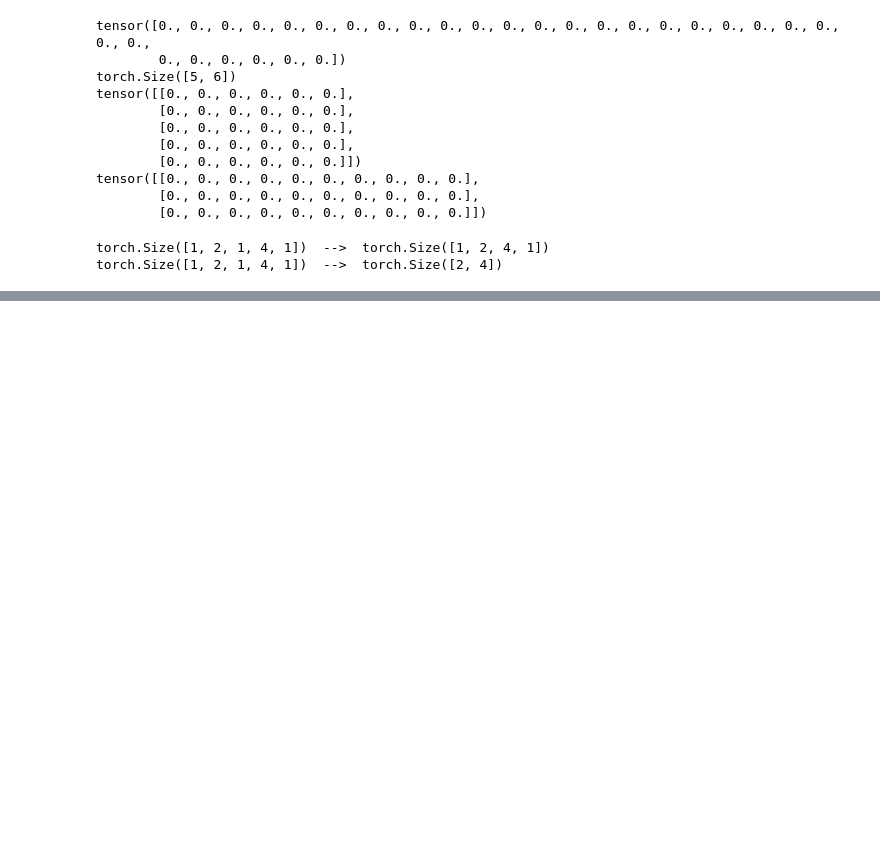
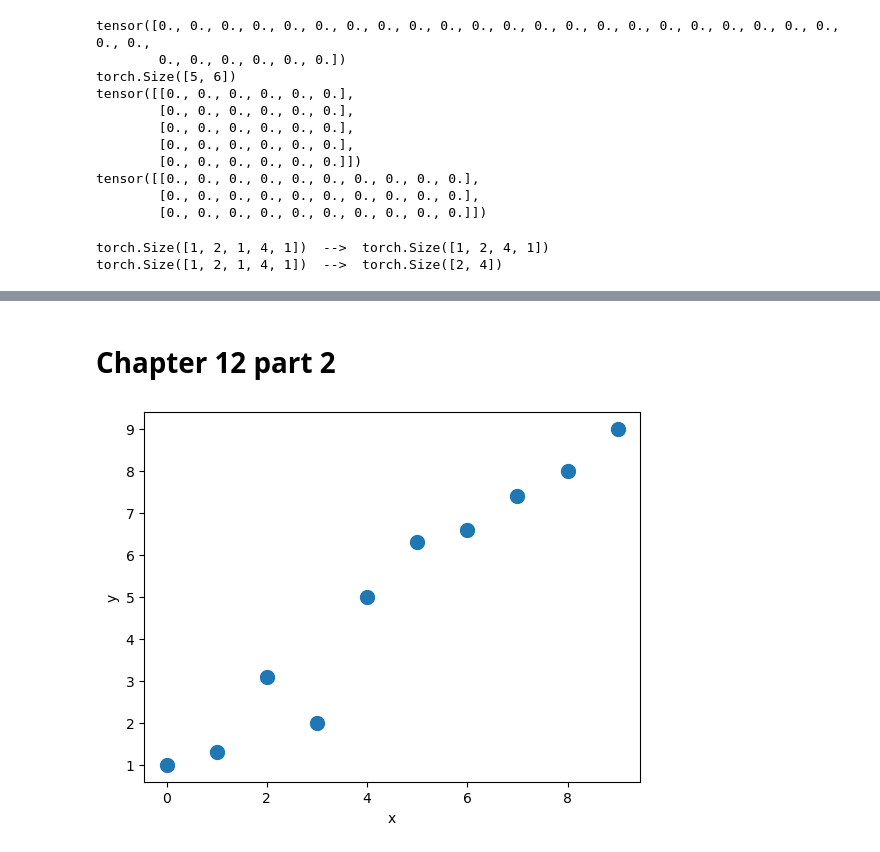
Before and after one commit to lwilsen/IEX_Training, a Jupyter notebook: Titanic/neural_networks.ipynb, the cells around one changed output, grey strips where cells are left out. Drawn from its saved outputs; the diff is of its cells as text; code cells hidden in the pictures; blank space fills up the shorter version.

```diff
--- a/Titanic/neural_networks.ipynb
+++ b/Titanic/neural_networks.ipynb
@@ -407,0 +471,15 @@ torch.Size([1, 2, 1, 4, 1])  -->  torch.Size([2, 4])
+# %% [markdown]
+# Chapter 12 part 2
+# %%
+X_train = np.arange(10, dtype='float32').reshape((10, 1))
+y_train = np.array([1.0, 1.3, 3.1, 2.0, 5.0, 6.3, 6.6,
+                    7.4, 8.0, 9.0], dtype='float32')
+
+plt.plot(X_train, y_train, 'o', markersize=10)
+plt.xlabel('x')
+plt.ylabel('y')
+
+#plt.savefig('figures/12_07.pdf')
+plt.show()
+# %% [output]
+[figure, added]
```
Also changed, not shown: parts of 31 cells of this notebook, 11 other files.
